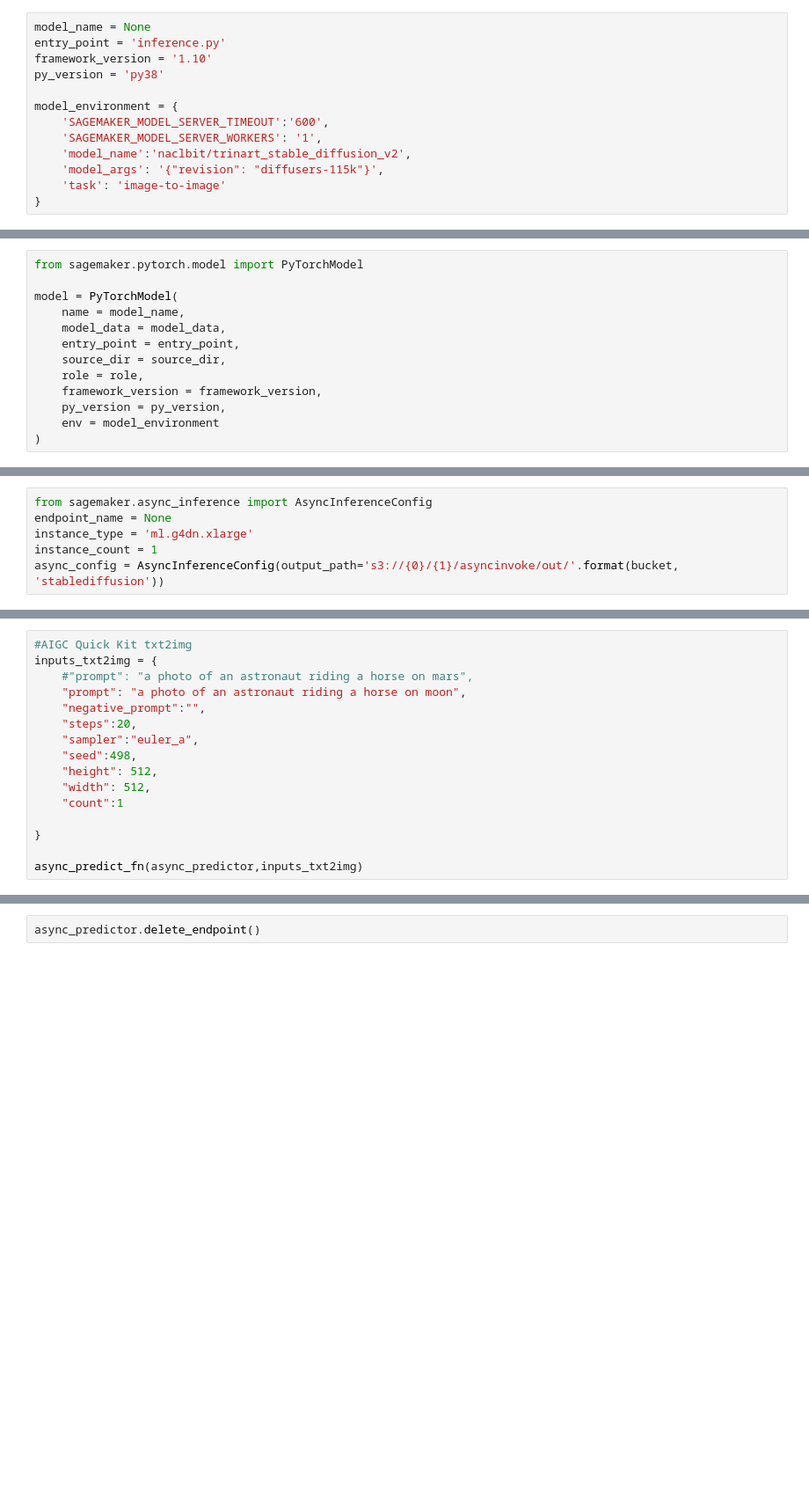
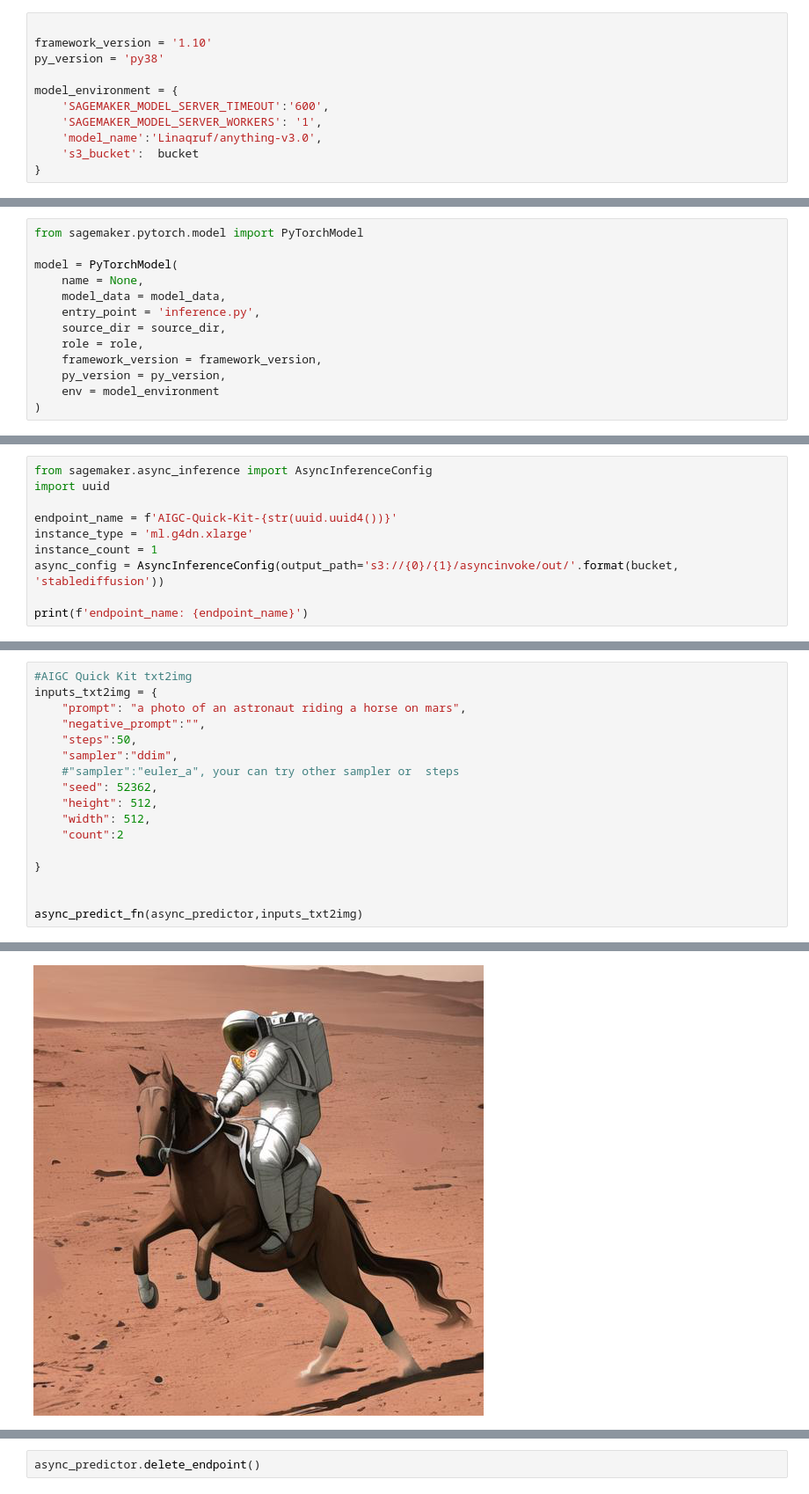
Before and after one commit to aws-samples/sagemaker-stablediffusion-quick-kit, a Jupyter notebook: notebook/stablediffusion_sagemaker_byos.ipynb, the cells around one changed output, grey strips where cells are left out. Shown at 88% size. Cells and saved outputs as stored; diff of their text form; blank space fills up the shorter version.

```diff
--- a/notebook/stablediffusion_sagemaker_byos.ipynb
+++ b/notebook/stablediffusion_sagemaker_byos.ipynb
@@ -38,13 +67,11 @@ model_data = 's3://{0}/{1}/assets/model.tar.gz'.format(bucket, 'stablediffusion'
 # %%
-model_name = None
-entry_point = 'inference.py'
+
 framework_version = '1.10'
 py_version = 'py38'
 
 model_environment = {
     'SAGEMAKER_MODEL_SERVER_TIMEOUT':'600',
     'SAGEMAKER_MODEL_SERVER_WORKERS': '1',
-    'model_name':'naclbit/trinart_stable_diffusion_v2',
-    'model_args': '{"revision": "diffusers-115k"}',
-    'task': 'image-to-image'
+    'model_name':'Linaqruf/anything-v3.0',
+    's3_bucket':  bucket
 }
@@ -52,9 +103,9 @@ model_environment = {
 from sagemaker.pytorch.model import PyTorchModel
 
 model = PyTorchModel(
-    name = model_name,
+    name = None,
     model_data = model_data,
-    entry_point = entry_point,
+    entry_point = 'inference.py',
     source_dir = source_dir,
     role = role,
     framework_version = framework_version,
@@ -68,6 +117,10 @@ model = PyTorchModel(
 # %%
 from sagemaker.async_inference import AsyncInferenceConfig
-endpoint_name = None
+import uuid
+
+endpoint_name = f'AIGC-Quick-Kit-{str(uuid.uuid4())}'
 instance_type = 'ml.g4dn.xlarge'
 instance_count = 1
 async_config = AsyncInferenceConfig(output_path='s3://{0}/{1}/asyncinvoke/out/'.format(bucket, 'stablediffusion'))
+
+print(f'endpoint_name: {endpoint_name}')
@@ -148,16 +207,18 @@ def async_predict_fn(predictor,inputs):
 # %%
 #AIGC Quick Kit txt2img
 inputs_txt2img = {
-    #"prompt": "a photo of an astronaut riding a horse on mars",
-    "prompt": "a photo of an astronaut riding a horse on moon",
+    "prompt": "a photo of an astronaut riding a horse on mars",
     "negative_prompt":"",
-    "steps":20,
-    "sampler":"euler_a",
-    "seed":498,
+    "steps":50,
+    "sampler":"ddim",
+    #"sampler":"euler_a", your can try other sampler or  steps
+    "seed": 52362,
     "height": 512,
     "width": 512,
-    "count":1
+    "count":2
 
 }
 
+
 async_predict_fn(async_predictor,inputs_txt2img)
+# %% [output]
@@ -163,0 +229 @@ async_predict_fn(async_predictor,inputs_txt2img)
+[figure, added]
```
Also changed, not shown: parts of 25 cells of this notebook.
